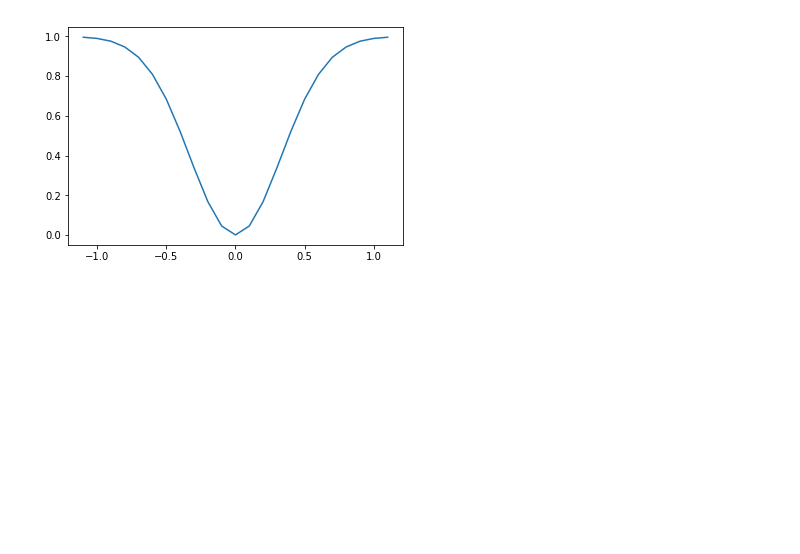
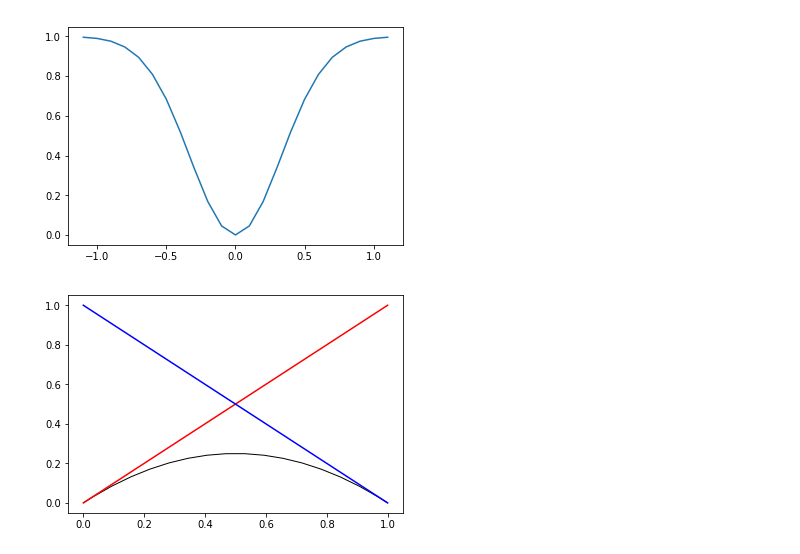
Before and after one commit to westonb7/BlendScripts, a Jupyter notebook: blendSample.ipynb, the cells around one changed output. Cells and saved outputs as stored; diff of their text form; code cells hidden in the pictures; blank space fills up the shorter version.

```diff
--- a/blendSample.ipynb
+++ b/blendSample.ipynb
@@ -139,3 +141,22 @@ plt.plot(yCoord, xCoord)
 plt.show()
 # %% [output]
 [figure]
+# %%
+# Just testing
+
+Path = mpath.Path
+
+fig, ax = plt.subplots()
+pp1 = mpatches.PathPatch(
+    Path([(0, 0), (0.5, 0.5), (1, 0)],
+         [Path.MOVETO, Path.CURVE3, Path.CURVE3]),
+    fc="none", transform=ax.transData)
+
+ax.add_patch(pp1)
+plt.plot([0,1], [0,1], color='red')
+plt.plot([0,1], [1,0], color='blue')
+
+
+plt.show()
+# %% [output]
+[figure, added]
```
Also changed, not shown: parts of 4 cells of this notebook.
